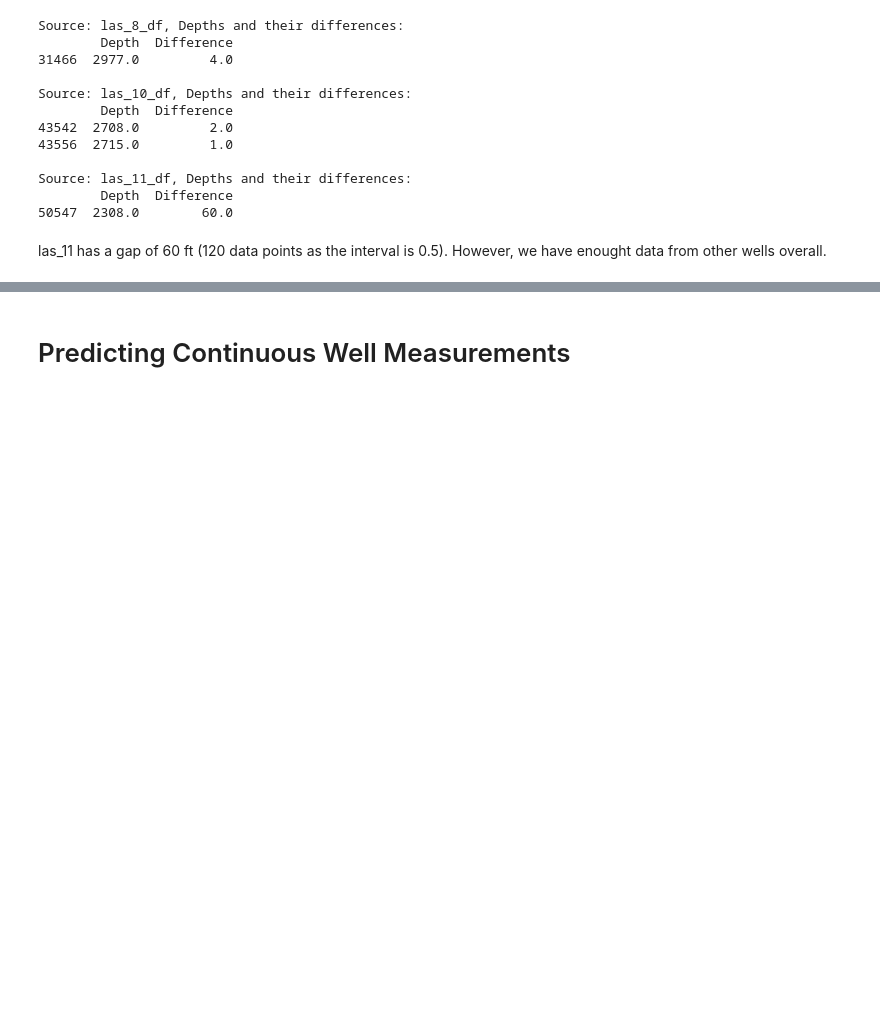
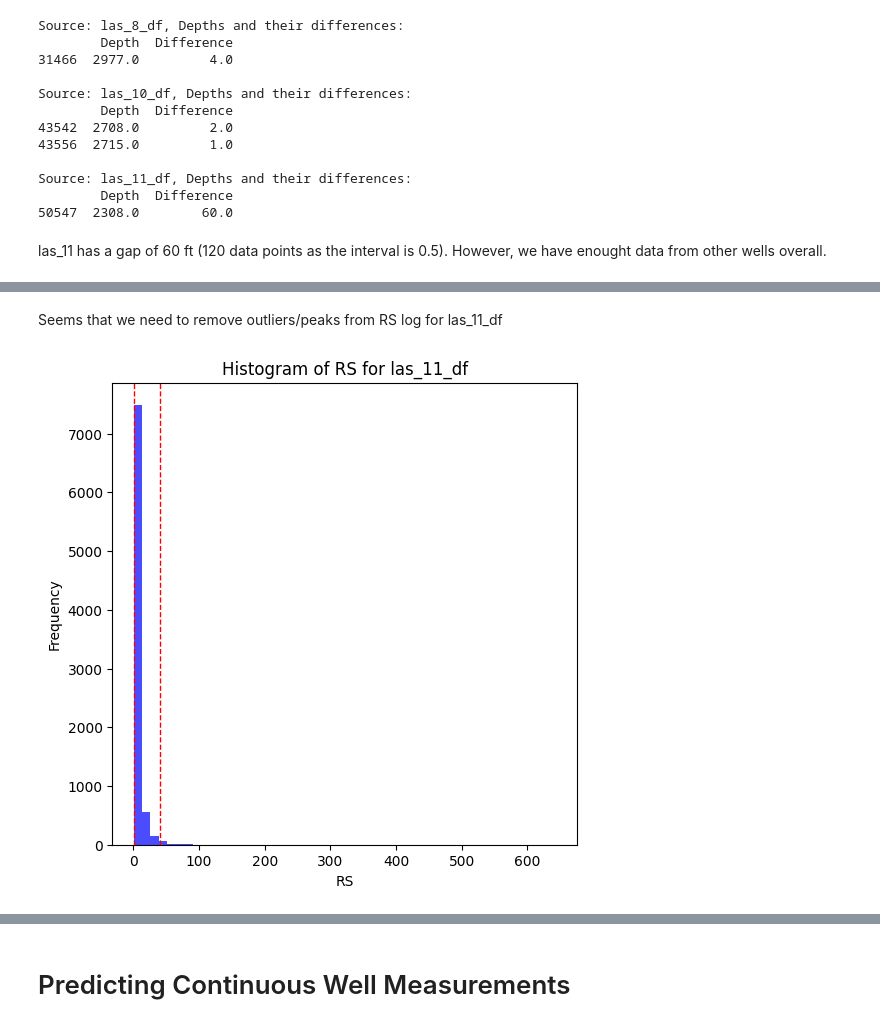
Before and after one commit to jcmefra/Petrophysics-Machine-Learning, a Jupyter notebook: notebook.ipynb, the cells around one changed output, grey strips where cells are left out. Cells and saved outputs as stored; diff of their text form; code cells hidden in the pictures; blank space fills up the shorter version.

```diff
--- a/notebook.ipynb
+++ b/notebook.ipynb
@@ -350,0 +409,27 @@ las_11 has a gap of 60 ft (120 data points as the interval is 0.5). However, we
+# %% [markdown]
+Seems that we need to remove outliers/peaks from RS log for las_11_df
+# %%
+# RS histogram for source = las_11_df showing percentiles 1 and 99
+
+# Filter the combined DataFrame for the source las_11_df
+
+rs_data = combined_df[combined_df['source'] == 'las_11_df']
+
+fig, ax = plt.subplots(figsize=(6, 6))
+
+ax.hist(rs_data['RS'], bins=50, color='blue', alpha=0.7)
+
+ax.set_title("Histogram of RS for las_11_df")
+ax.set_xlabel("RS")
+ax.set_ylabel("Frequency")
+
+# Add vertical lines for the 1st and 99th percentiles
+
+percentiles = rs_data['RS'].quantile([0.01, 0.99])
+
+ax.axvline(percentiles.iloc[0], color='red', linestyle='dashed', linewidth=1)
+ax.axvline(percentiles.iloc[1], color='red', linestyle='dashed', linewidth=1)
+
+plt.show()
+# %% [output]
+[figure, added]
```
Also changed, not shown: parts of 8 cells of this notebook.
